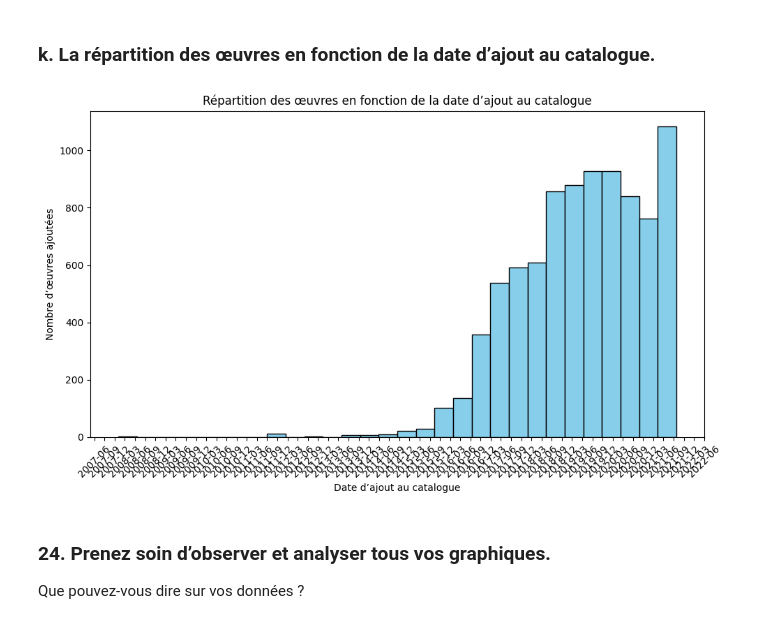
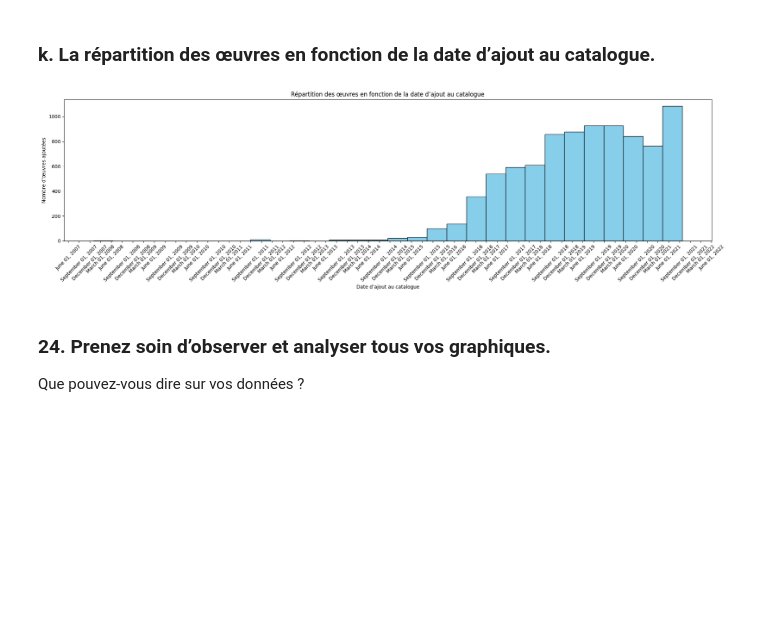
Before and after one commit to ines-lorquet/netflix-insights, a Jupyter notebook: Netflix Data Analysis.ipynb, the cells around one changed output. Saved outputs shown, nothing was run; the diff lists cells and outputs as text; code cells hidden in the pictures; blank space fills up the shorter version.

```diff
--- a/Netflix Data Analysis.ipynb
+++ b/Netflix Data Analysis.ipynb
@@ -859,25 +859,25 @@ plt.show()
 productions = df['date_added']
 # %%
 # Tracer l'histogramme
-plt.figure(figsize=(10, 6))
+plt.figure(figsize=(20, 6))
 df['date_added'].hist(bins=30, color='skyblue', edgecolor='black')
 
 # Formatter les étiquettes de l'axe x
-plt.gca().xaxis.set_major_formatter(plt.matplotlib.dates.DateFormatter("%Y-%m"))
+plt.gca().xaxis.set_major_formatter(plt.matplotlib.dates.DateFormatter("%B %d, %Y"))
 plt.gca().xaxis.set_major_locator(plt.matplotlib.dates.MonthLocator(interval=3)) # Intervalle de 3 mois
 
 # Titres et labels
 plt.title('Répartition des œuvres en fonction de la date d’ajout au catalogue')
 plt.xlabel('Date d’ajout au catalogue')
 plt.ylabel('Nombre d’œuvres ajoutées')
 
 # Affichage du graphique
 plt.grid(False)
 plt.xticks(rotation=45)  # Rotation des dates pour plus de lisibilité
 plt.tight_layout()
 plt.show()
 # %% [output]
-[figure, old version]
+[figure, new version]
 # %% [markdown]
 ### 24. Prenez soin d’observer et analyser tous vos graphiques.
 Que pouvez-vous dire sur vos données ?
```
